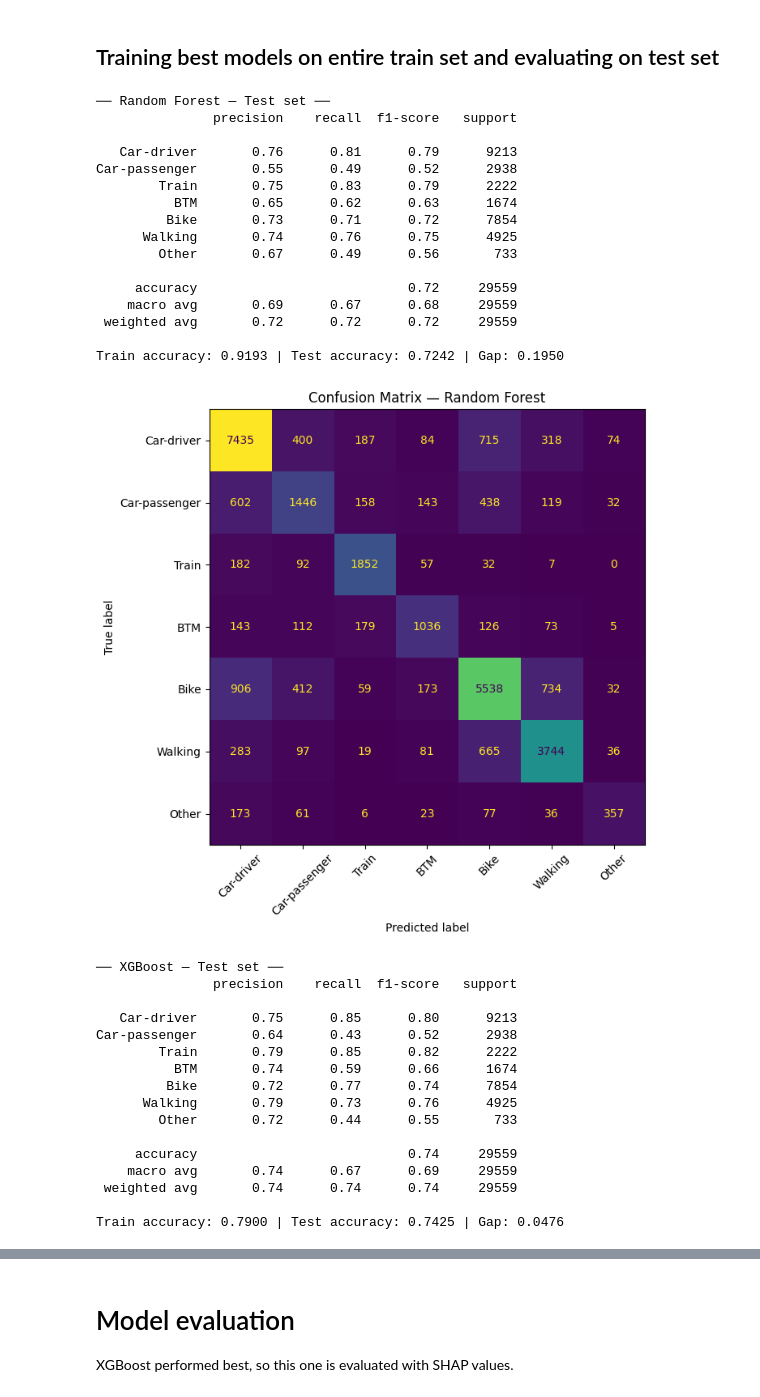
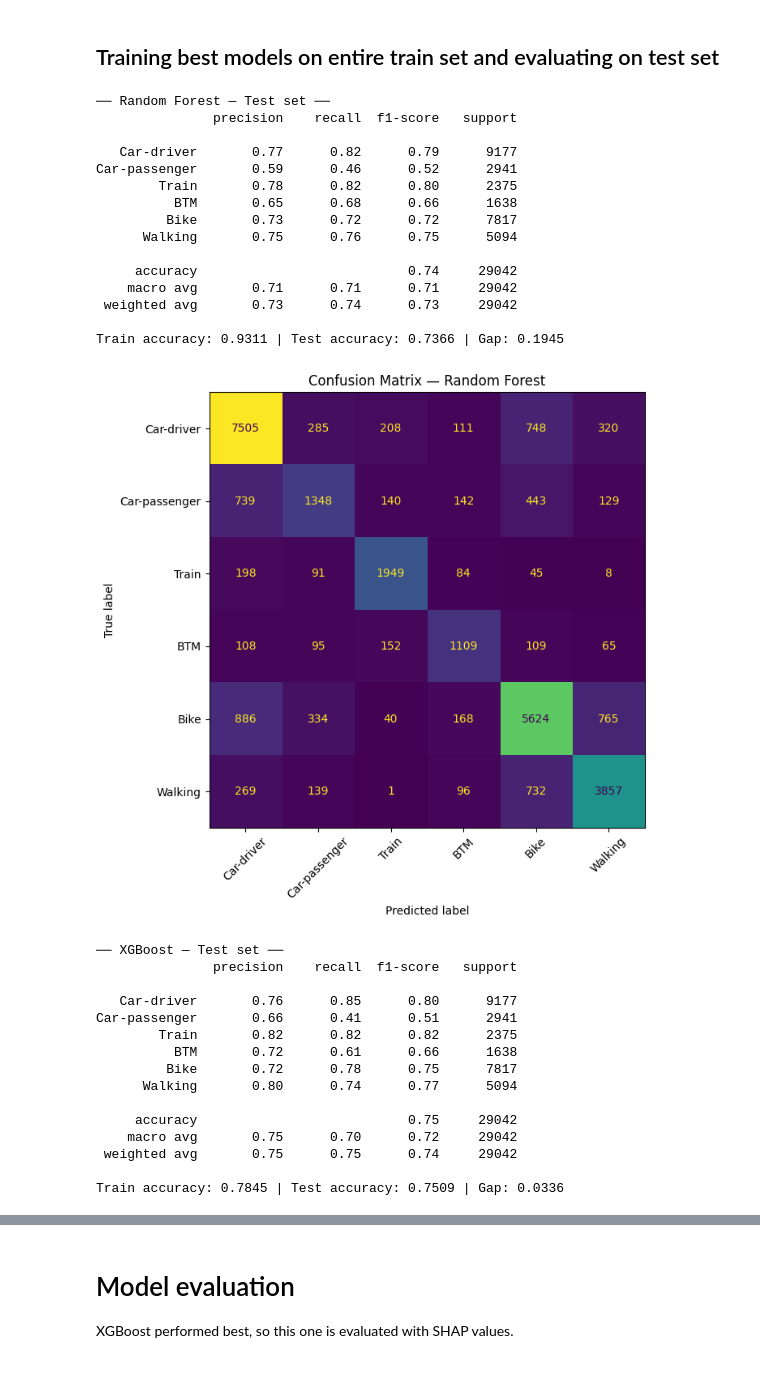
Before and after one commit to carmenkohler/1BM130, a Jupyter notebook: Daan_Topic2.ipynb, the cells around one changed output, grey strips where cells are left out. Cells and saved outputs as stored; diff of their text form; code cells hidden in the pictures.

```diff
--- a/Daan_Topic2.ipynb
+++ b/Daan_Topic2.ipynb
@@ -71,12 +71,16 @@ df = df_odin[[
     'HHGestInkG', 'HHPers_DANS24', 'HHSam_DANS24',
     'HHAuto_DANS24', 'HHRijbewijsAu', 'OPAuto_DANS24',
     'HHBrSn_DANS24', 'HHEFiets_DANS24', 'OVStKaart',
-    'Sted', 'Prov', 'VertGem_DANS24', 'GemGr', 'Corop',
+    'Sted', 'Prov', 'GemGr', 'Corop',
     'FqLopen', 'FqNEFiets', 'FqEFiets', 'FqBTM', 'FqTrein',
     'FqAutoB', 'FqAutoP', 'FqBrSnor',
-    'WrkVervw', 'WrkVerg', 'VergOV',
+    'WrkVerg', 'VergOV',
     'BrbWrk', 'BrbOnd', 'BrbSport',
-]].copy().dropna()
+]].copy()
+
+# Removing the "other" category in KHvm as this is not relevant to policy interventions
+df = df[df['KHvm'] != 7].copy()
+df = df.dropna()
 # %% [markdown]
 ## RF based feature selection
 # %%
@@ -93,8 +97,7 @@ class_labels = {
     2: "Train",
     3: "BTM",
     4: "Bike",
-    5: "Walking",
-    6: "Other"
+    5: "Walking"
 }
 
 # For use in classification_report and confusion matrix
@@ -262,14 +263,14 @@ xgb_param_dist = {
 rf_search = RandomizedSearchCV(
     Pipeline([("preprocessor", preprocessor),
               ("classifier", RandomForestClassifier(random_state=42, n_jobs=-1))]),
-    rf_param_dist, n_iter=30, scoring="f1_macro",
+    rf_param_dist, n_iter=50, scoring="f1_macro",
     cv=gkf3, n_jobs=-1, random_state=42, verbose=1
 )
 
 xgb_search = RandomizedSearchCV(
     Pipeline([("preprocessor", preprocessor),
               ("classifier", XGBClassifier(eval_metric="mlogloss", random_state=42, n_jobs=-1))]),
-    xgb_param_dist, n_iter=30, scoring="f1_macro",
+    xgb_param_dist, n_iter=50, scoring="f1_macro",
     cv=gkf3, n_jobs=-1, random_state=42, verbose=1
 )
 
@@ -298,8 +299,6 @@ best_xgb = xgb_search.best_estimator_
 
 best_rf.fit(X, y_train)
 best_xgb.fit(X, y_train)
-
-results_rows = []
 
 for name, model in {"Random Forest": best_rf, "XGBoost": best_xgb}.items():
     y_pred = model.predict(X_test)
@@ -318,58 +317,56 @@ for name, model in {"Random Forest": best_rf, "XGBoost": best_xgb}.items():
         "Accuracy": report["accuracy"],
         "Macro F1": report["macro avg"]["f1-score"],
         "Macro Precision": report["macro avg"]["precision"],
         "Macro Recall": report["macro avg"]["recall"],
         **{f"F1 {label_names[i]}": report[label_names[i]]["f1-score"]
            for i in range(len(label_names))}
     })
 
     # Train accuracy for overfitting check
     y_train_pred = model.predict(X)
     train_acc = (y_train_pred == y_train).mean()
     test_acc  = report["accuracy"]
     print(f"Train accuracy: {train_acc:.4f} | Test accuracy: {test_acc:.4f} "
           f"| Gap: {train_acc - test_acc:.4f}")
 
     # Confusion matrix
     cm = confusion_matrix(y_test, y_pred)
     disp = ConfusionMatrixDisplay(confusion_matrix=cm, display_labels=label_names)
     fig, ax = plt.subplots(figsize=(9, 7))
     disp.plot(ax=ax, xticks_rotation=45, colorbar=False)
     ax.set_title(f"Confusion Matrix — {name}")
     plt.tight_layout()
     plt.savefig(f"confusion_matrix_{name.replace(' ', '_')}.png", dpi=150)
     plt.show()
 # %% [output]
 ── Random Forest — Test set ──
                precision    recall  f1-score   support
 
-   Car-driver       0.76      0.81      0.79      9213
-Car-passenger       0.55      0.49      0.52      2938
-        Train       0.75      0.83      0.79      2222
-          BTM       0.65      0.62      0.63      1674
-         Bike       0.73      0.71      0.72      7854
-      Walking       0.74      0.76      0.75      4925
-        Other       0.67      0.49      0.56       733
+   Car-driver       0.77      0.82      0.79      9177
+Car-passenger       0.59      0.46      0.52      2941
+        Train       0.78      0.82      0.80      2375
+          BTM       0.65      0.68      0.66      1638
+         Bike       0.73      0.72      0.72      7817
+      Walking       0.75      0.76      0.75      5094
 
-     accuracy                           0.72     29559
-    macro avg       0.69      0.67      0.68     29559
- weighted avg       0.72      0.72      0.72     29559
+     accuracy                           0.74     29042
+    macro avg       0.71      0.71      0.71     29042
+ weighted avg       0.73      0.74      0.73     29042
 
-Train accuracy: 0.9193 | Test accuracy: 0.7242 | Gap: 0.1950
+Train accuracy: 0.9311 | Test accuracy: 0.7366 | Gap: 0.1945
-[figure, old version]
+[figure, new version]
 ── XGBoost — Test set ──
                precision    recall  f1-score   support
 
-   Car-driver       0.75      0.85      0.80      9213
-Car-passenger       0.64      0.43      0.52      2938
-        Train       0.79      0.85      0.82      2222
-          BTM       0.74      0.59      0.66      1674
-         Bike       0.72      0.77      0.74      7854
-      Walking       0.79      0.73      0.76      4925
-        Other       0.72      0.44      0.55       733
+   Car-driver       0.76      0.85      0.80      9177
+Car-passenger       0.66      0.41      0.51      2941
+        Train       0.82      0.82      0.82      2375
+          BTM       0.72      0.61      0.66      1638
+         Bike       0.72      0.78      0.75      7817
+      Walking       0.80      0.74      0.77      5094
 
-     accuracy                           0.74     29559
-    macro avg       0.74      0.67      0.69     29559
- weighted avg       0.74      0.74      0.74     29559
+     accuracy                           0.75     29042
+    macro avg       0.75      0.70      0.72     29042
+ weighted avg       0.75      0.75      0.74     29042
 
-Train accuracy: 0.7900 | Test accuracy: 0.7425 | Gap: 0.0476
+Train accuracy: 0.7845 | Test accuracy: 0.7509 | Gap: 0.0336
```
Also changed, not shown: parts of 7 cells of this notebook.
